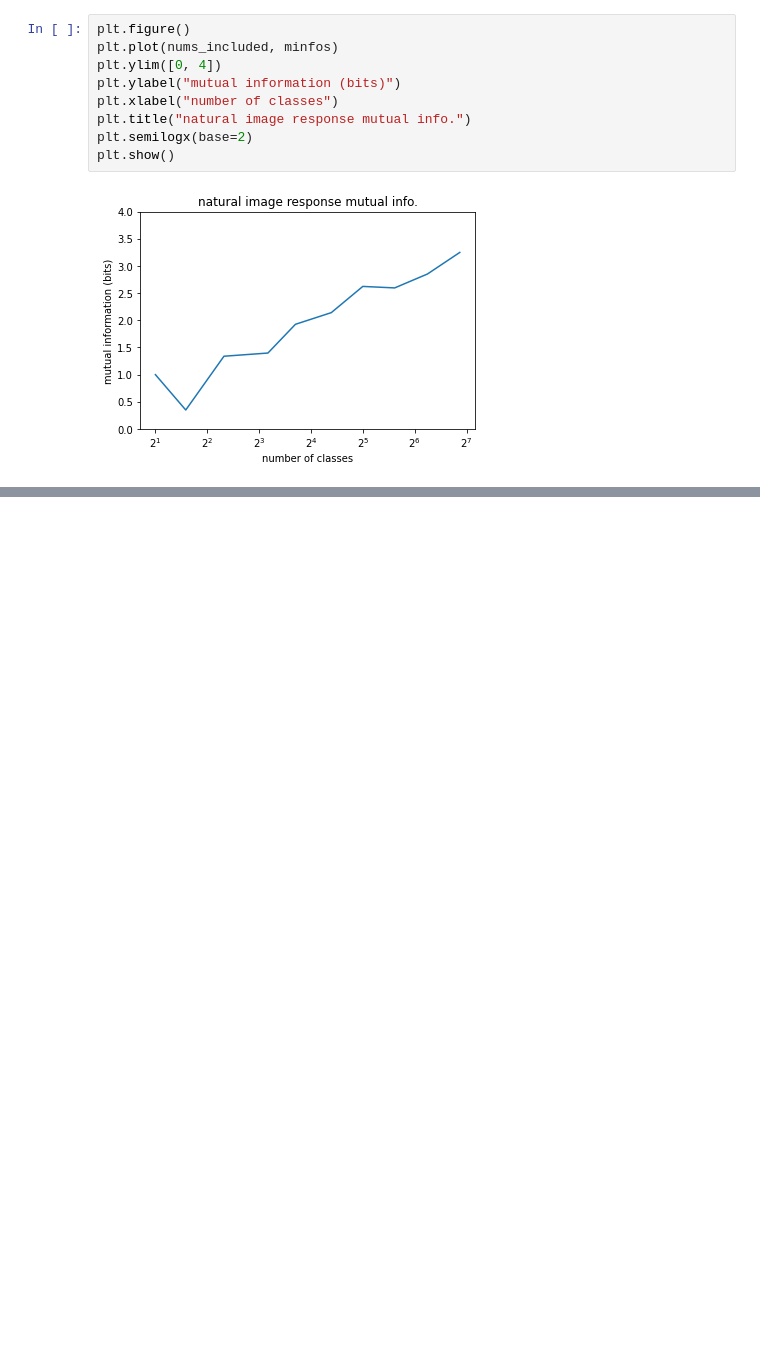
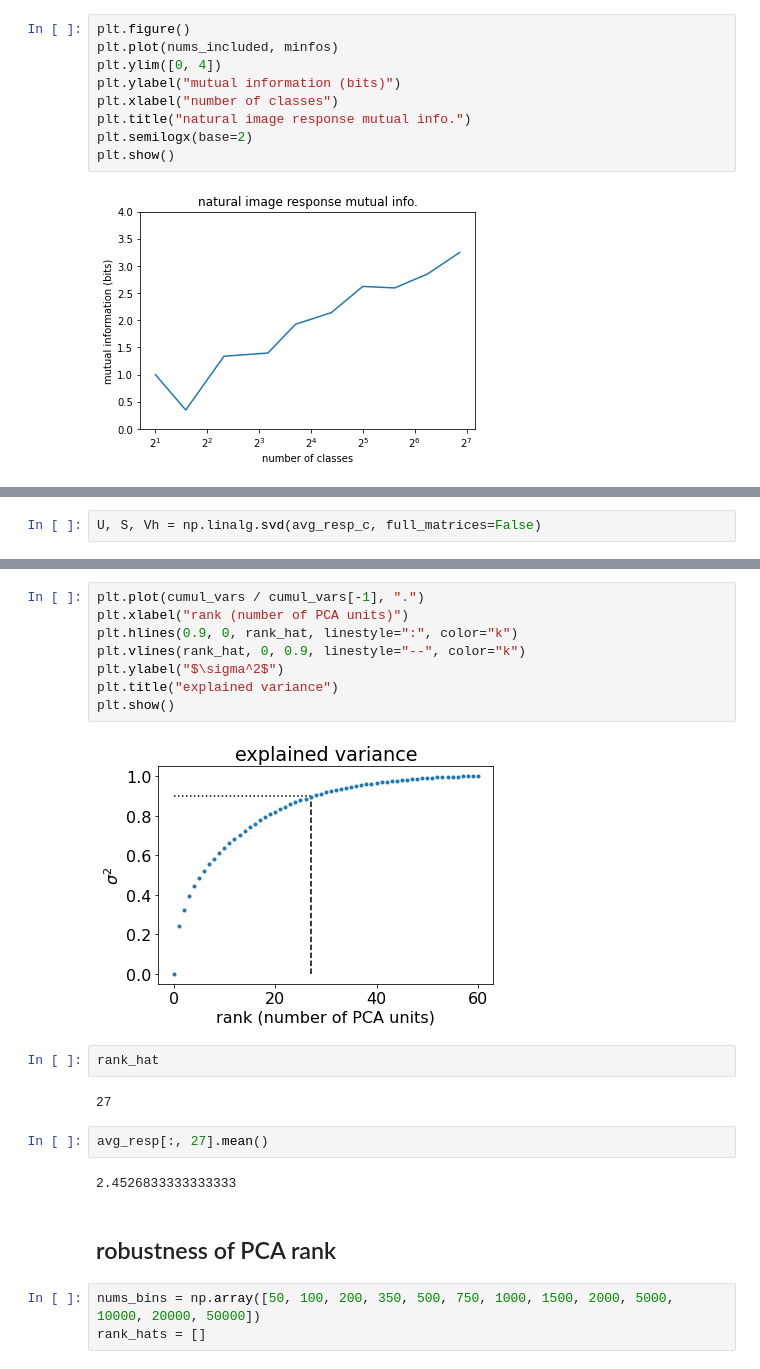
Before and after one commit to AlexTMallen/spectral-spectrum-sparse-analysis, a Jupyter notebook: allenSDK/visual_coding.ipynb, the cells around one changed output, grey strips where cells are left out. Cells and saved outputs as stored; diff of their text form; blank space fills up the shorter version.

```diff
--- a/allenSDK/visual_coding.ipynb
+++ b/allenSDK/visual_coding.ipynb
@@ -709,0 +771,2 @@ plt.show()
+# %%
+U, S, Vh = np.linalg.svd(avg_resp_c, full_matrices=False)
@@ -709,0 +813,23 @@ plt.show()
+# %%
+plt.plot(cumul_vars / cumul_vars[-1], ".")
+plt.xlabel("rank (number of PCA units)")
+plt.hlines(0.9, 0, rank_hat, linestyle=":", color="k")
+plt.vlines(rank_hat, 0, 0.9, linestyle="--", color="k")
+plt.ylabel("$\sigma^2$")
+plt.title("explained variance")
+plt.show()
+# %% [output]
+[figure, added]
+# %%
+rank_hat
+# %% [output]
+27
+# %%
+avg_resp[:, 27].mean()
+# %% [output]
+2.4526833333333333
+# %% [markdown]
+## robustness of PCA rank
+# %%
+nums_bins = np.array([50, 100, 200, 350, 500, 750, 1000, 1500, 2000, 5000, 10000, 20000, 50000])
+rank_hats = []
```
Also changed, not shown: parts of 21 cells of this notebook, 2 other files.
